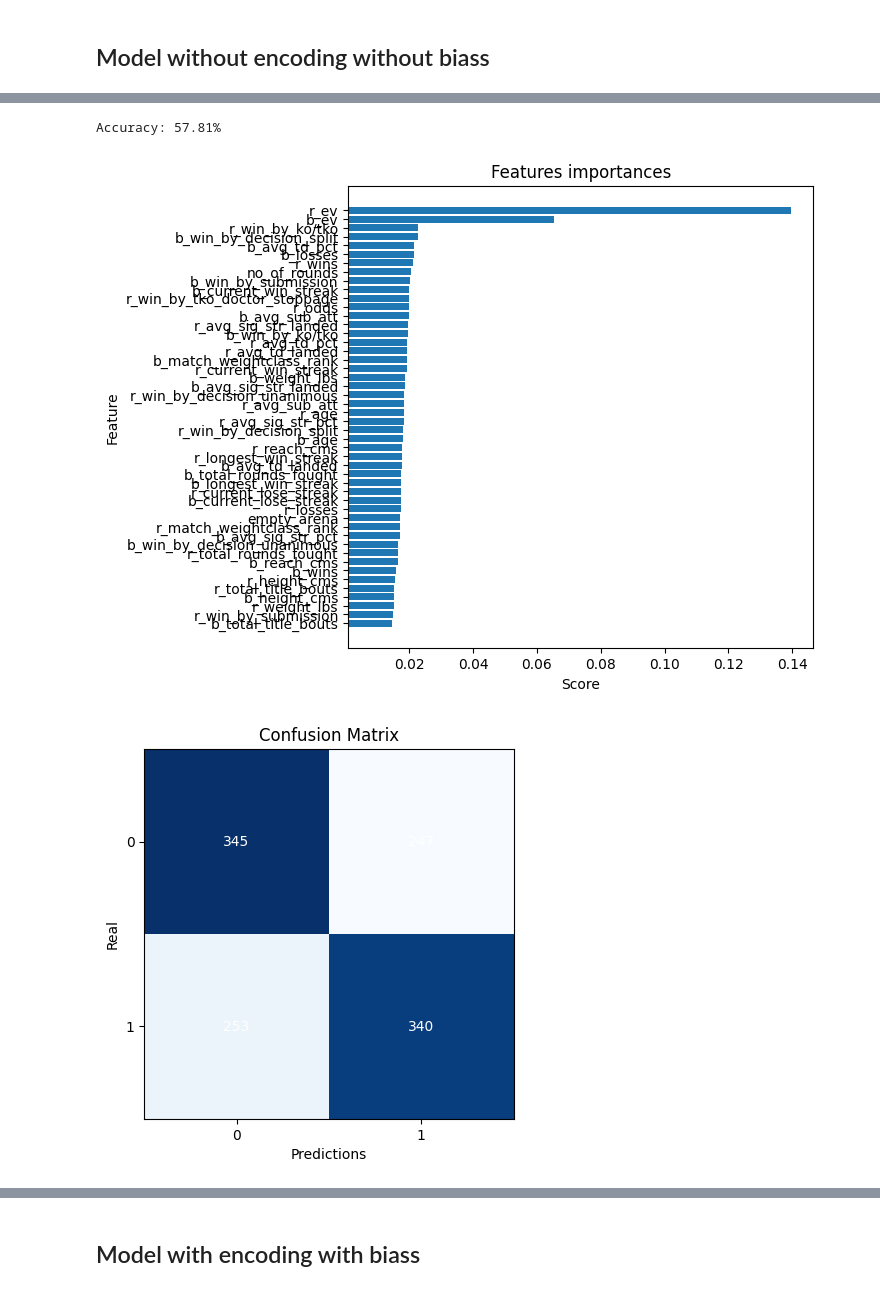
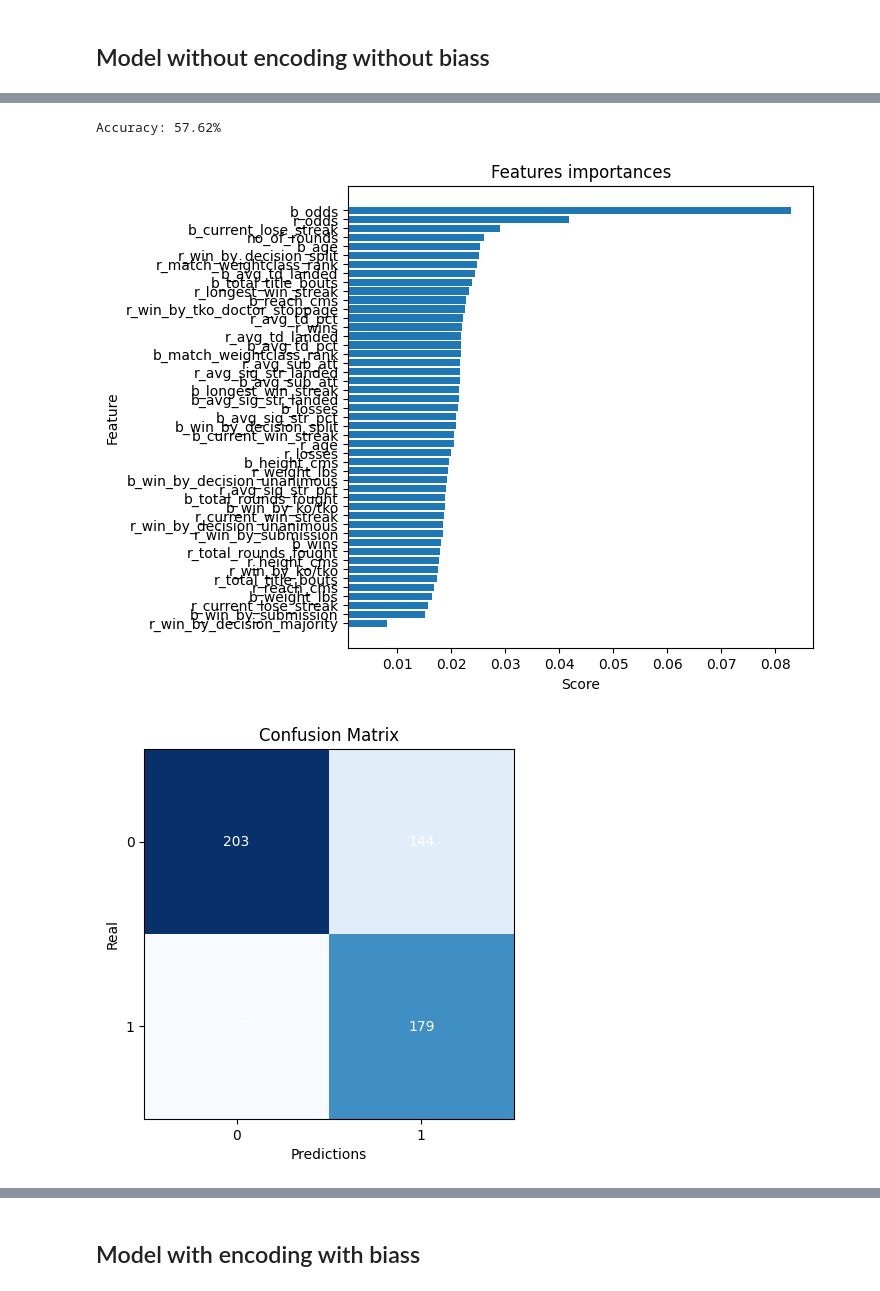
Before and after one commit to wilberquito/UFC-winner-predictor, a Jupyter notebook: lab/notebooks/ensemble.ipynb, the cells around one changed output, grey strips where cells are left out. Cells and saved outputs as stored; diff of their text form; code cells hidden in the pictures.

```diff
--- a/lab/notebooks/ensemble.ipynb
+++ b/lab/notebooks/ensemble.ipynb
@@ -113,6 +113,6 @@ r_avg_td_landed         348
 r_avg_td_pct            358
 dtype: int64
 # %%
-for avg in avgs:
-    df.loc[df[avg].isna(), avg] = df[avg].median()
-df[avgs].isna().sum()
+# for avg in avgs:
+#     df.loc[df[avg].isna(), avg] = df[avg].median()
+# df[avgs].isna().sum()
@@ -190,6 +178,8 @@ df['b_stance'] = df['b_stance'].astype('category')
 df['weight_class'] = df['weight_class'].astype('category')
 df['gender'] = df['gender'].astype('category')
 df['better_rank'] = df['better_rank'].astype('category')
+# %%
+df['date'] = pd.to_datetime(df['date'])
 # %% [markdown]
 ## Model without encoding with biass
 # %%
@@ -263,24 +271,21 @@ sns.countplot(x='winner', data=noencoding, palette=['r', 'b'])
 # %%
 ## tunning
 columns = [
-          #'r_ev',
-         #'b_ev',
-            'b_odds',
-          'b_pound_for_pound_rank',
-           # 'r_weight_lbs',
-           #'b_weight_lbs',
-         'r_win_by_decision_majority',
-           'b_win_by_decision_majority',
-           #'empty_arena',
-           'title_bout',
-            #'n_of_rounds',
-            'b_win_by_tko_doctor_stoppage',
+  'r_ev',
+  'b_ev',
+  'title_bout',
+  'b_win_by_decision_majority',
+  'b_win_by_tko_doctor_stoppage',
+ 'empty_arena',
+  'b_pound_for_pound_rank'
           ]
 
 noencoding.drop(columns=columns, inplace=True, errors='ignore')
 
 weights = classifier(noencoding, 'winner')
+
+list(weights)
 # %% [output]
-Accuracy: 57.81%
+Accuracy: 57.62%
-[figure, old version]
+[figure, new version]
-[figure, old version]
+[figure, new version]
```
Also changed, not shown: parts of 12 cells of this notebook, 2 other files.
